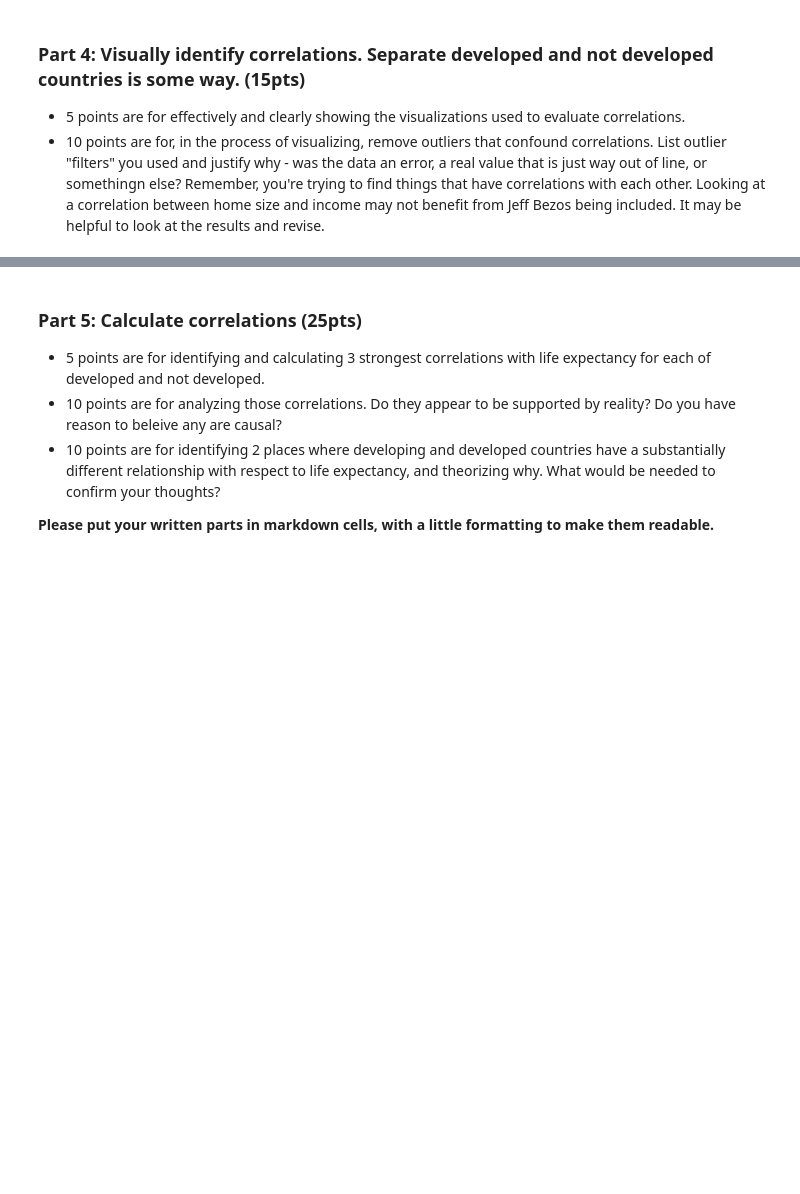
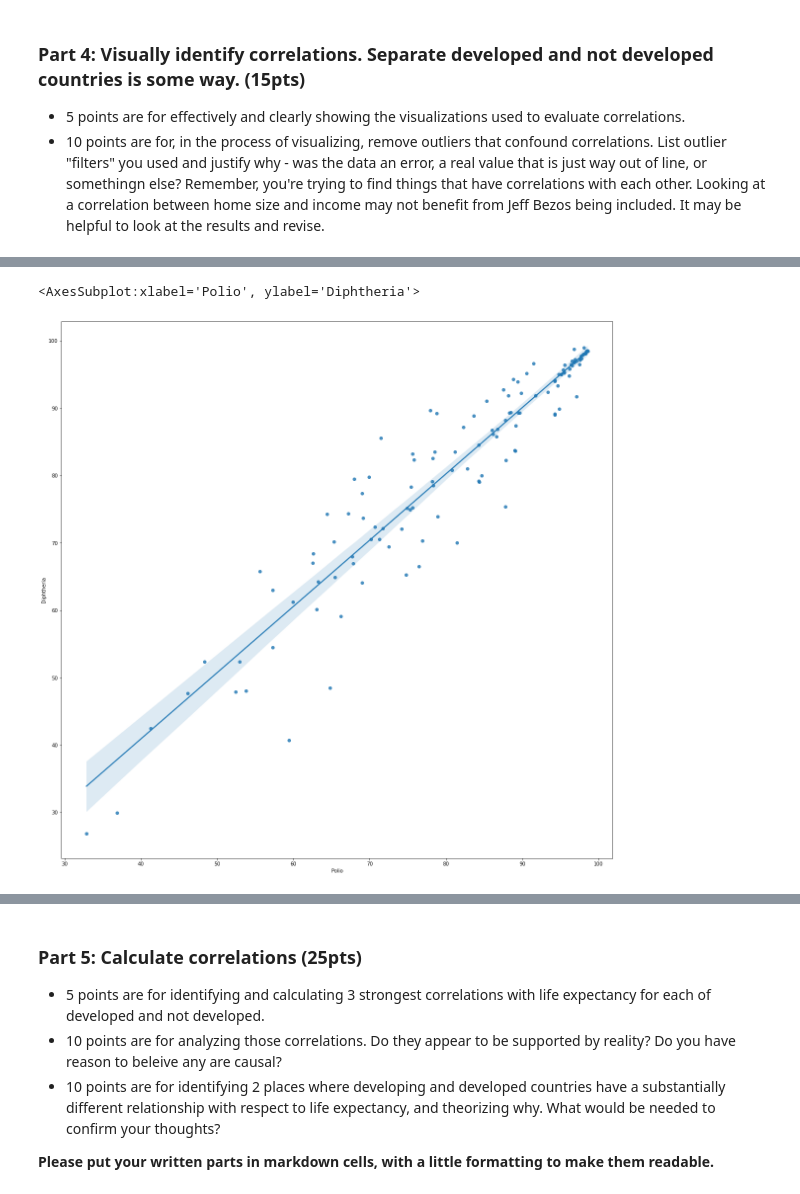
Before and after one commit to shaunmcgregor/BSIP_Assignment_2_Students, a Jupyter notebook: stats_asn_2_start.ipynb, the cells around one changed output, grey strips where cells are left out. Cells and saved outputs as stored; diff of their text form; code cells hidden in the pictures; blank space fills up the shorter version.

```diff
--- a/stats_asn_2_start.ipynb
+++ b/stats_asn_2_start.ipynb
@@ -178,0 +221,6 @@ sns.ecdfplot(dfLE["GDPPerCap"], color="Green")
+# %%
+dfDipPol = dfLE[["Polio", "Diphtheria"]]
+sns.regplot(x=dfDipPol["Polio"], y=dfDipPol["Diphtheria"], robust=True)
+# %% [output]
+<AxesSubplot:xlabel='Polio', ylabel='Diphtheria'>
+[figure, added]
```
Also changed, not shown: parts of 16 cells of this notebook.
